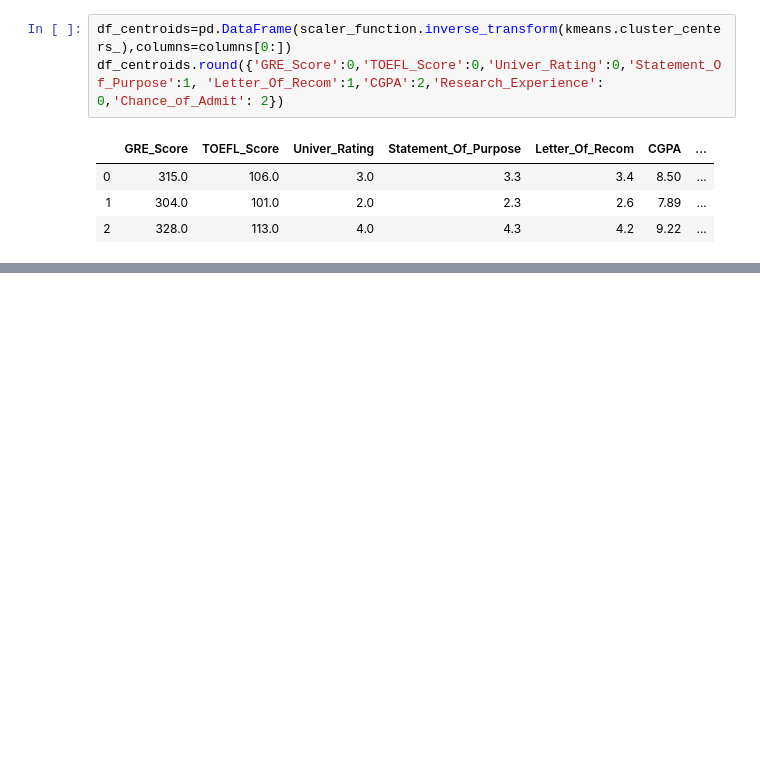
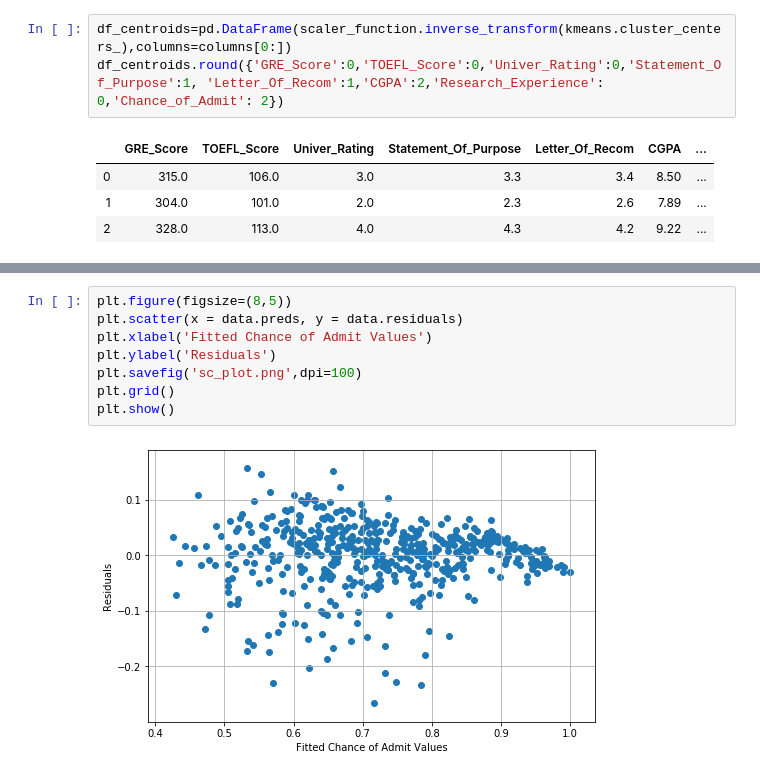
Before and after one commit to Adhundi7/Chance_Of_Admit_Prediction, a Jupyter notebook: Chance_Of_Admit.ipynb, the cells around one changed output, grey strips where cells are left out. Saved outputs shown, nothing was run; the diff lists cells and outputs as text; blank space fills up the shorter version.

```diff
--- a/Chance_Of_Admit.ipynb
+++ b/Chance_Of_Admit.ipynb
@@ -880,0 +898,10 @@ df_centroids.round({'GRE_Score':0,'TOEFL_Score':0,'Univer_Rating':0,'Statement_O
+# %%
+plt.figure(figsize=(8,5))
+plt.scatter(x = data.preds, y = data.residuals)
+plt.xlabel('Fitted Chance of Admit Values')
+plt.ylabel('Residuals')
+plt.savefig('sc_plot.png',dpi=100)
+plt.grid()
+plt.show()
+# %% [output]
+[figure, added]
```
Also changed, not shown: parts of 6 cells of this notebook.
